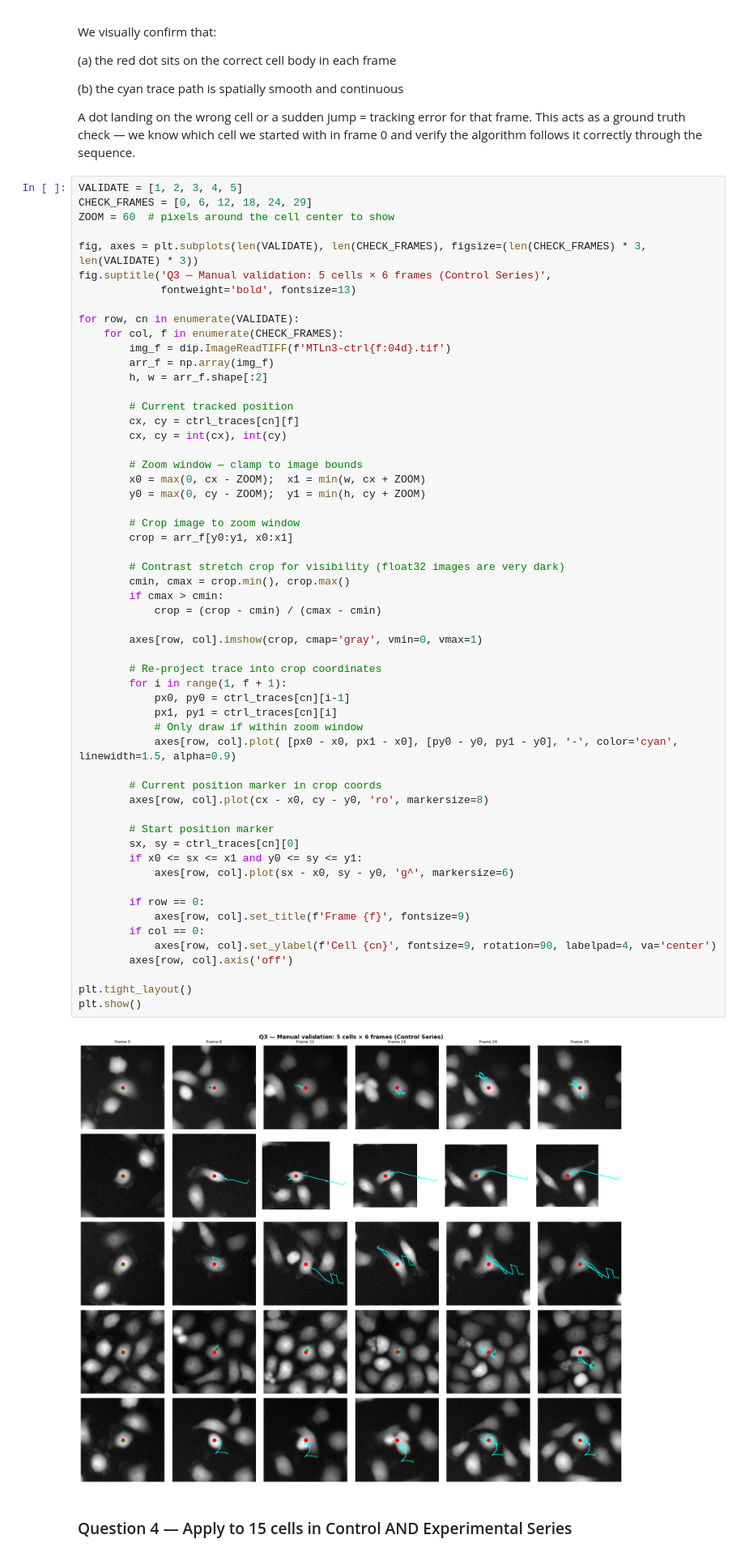
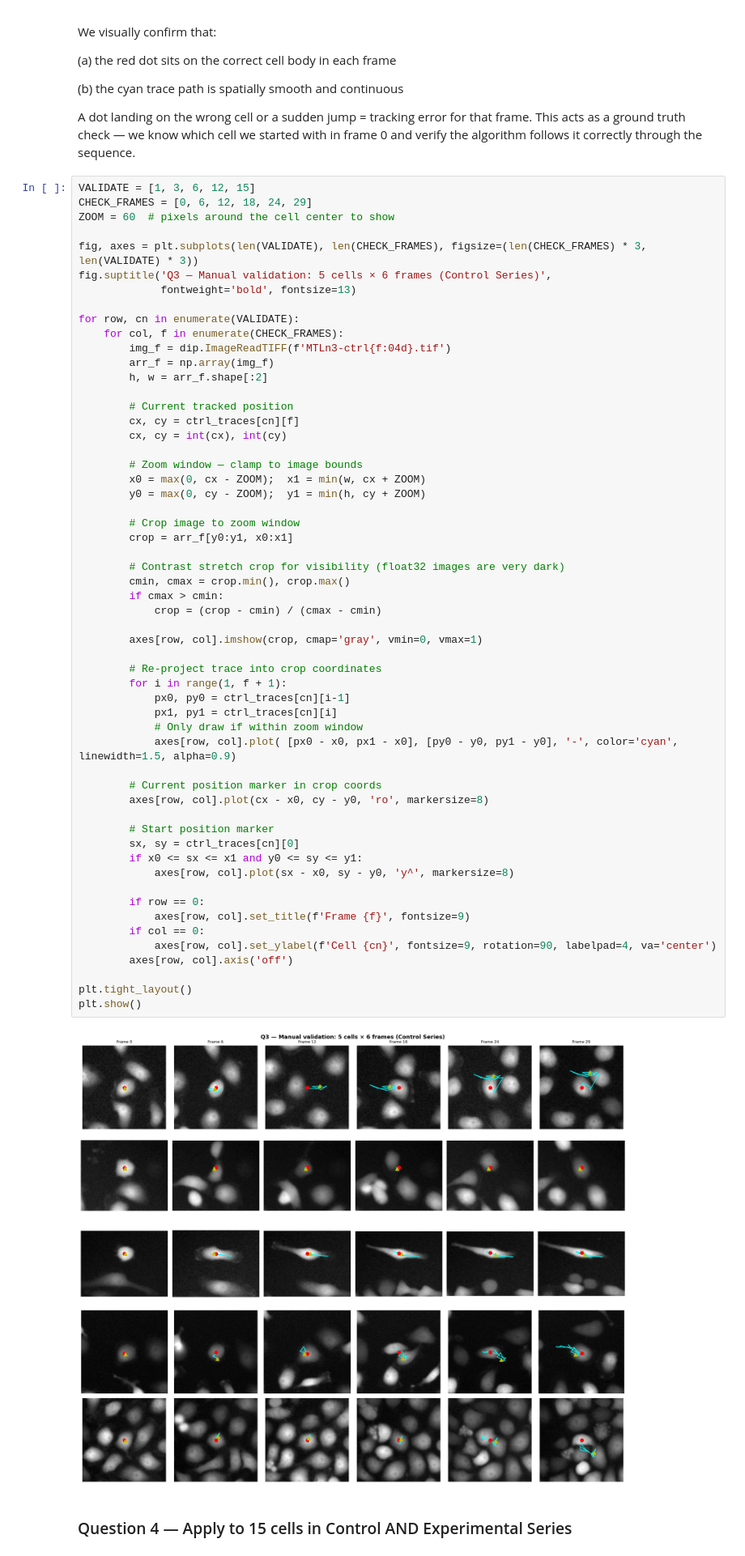
Before and after one commit to sheylle1/ImageAnalysis_Assignments, a Jupyter notebook: Assignment4/Assignment4_2.ipynb, the cells around one changed output. Shown at 81% size. Cells and saved outputs as stored; diff of their text form.

```diff
--- a/Assignment4/Assignment4_2.ipynb
+++ b/Assignment4/Assignment4_2.ipynb
@@ -312,7 +318,7 @@ We visually confirm that:
  This acts as a ground truth check — we know which cell we started with in frame 0
  and verify the algorithm follows it correctly through the sequence.
 # %%
-VALIDATE = [1, 2, 3, 4, 5]
+VALIDATE = [1, 3, 6, 12, 15]
 CHECK_FRAMES = [0, 6, 12, 18, 24, 29]
 ZOOM = 60  # pixels around the cell center to show
 
@@ -340,35 +346,35 @@ for row, cn in enumerate(VALIDATE):
         # Contrast stretch crop for visibility (float32 images are very dark)
         cmin, cmax = crop.min(), crop.max()
         if cmax > cmin:
             crop = (crop - cmin) / (cmax - cmin)
 
         axes[row, col].imshow(crop, cmap='gray', vmin=0, vmax=1)
 
         # Re-project trace into crop coordinates
         for i in range(1, f + 1):
             px0, py0 = ctrl_traces[cn][i-1]
             px1, py1 = ctrl_traces[cn][i]
             # Only draw if within zoom window
             axes[row, col].plot( [px0 - x0, px1 - x0], [py0 - y0, py1 - y0], '-', color='cyan', linewidth=1.5, alpha=0.9)
 
         # Current position marker in crop coords
         axes[row, col].plot(cx - x0, cy - y0, 'ro', markersize=8)
 
         # Start position marker
         sx, sy = ctrl_traces[cn][0]
         if x0 <= sx <= x1 and y0 <= sy <= y1:
-            axes[row, col].plot(sx - x0, sy - y0, 'g^', markersize=6)
+            axes[row, col].plot(sx - x0, sy - y0, 'y^', markersize=8)
 
         if row == 0:
             axes[row, col].set_title(f'Frame {f}', fontsize=9)
         if col == 0:
             axes[row, col].set_ylabel(f'Cell {cn}', fontsize=9, rotation=90, labelpad=4, va='center')
         axes[row, col].axis('off')
 
 plt.tight_layout()
 plt.show()
 # %% [output]
-[figure, old version]
+[figure, new version]
 # %% [markdown]
 ### Question 4 — Apply to 15 cells in Control AND Experimental Series
 # %%
```
Also changed, not shown: parts of 8 cells of this notebook.
